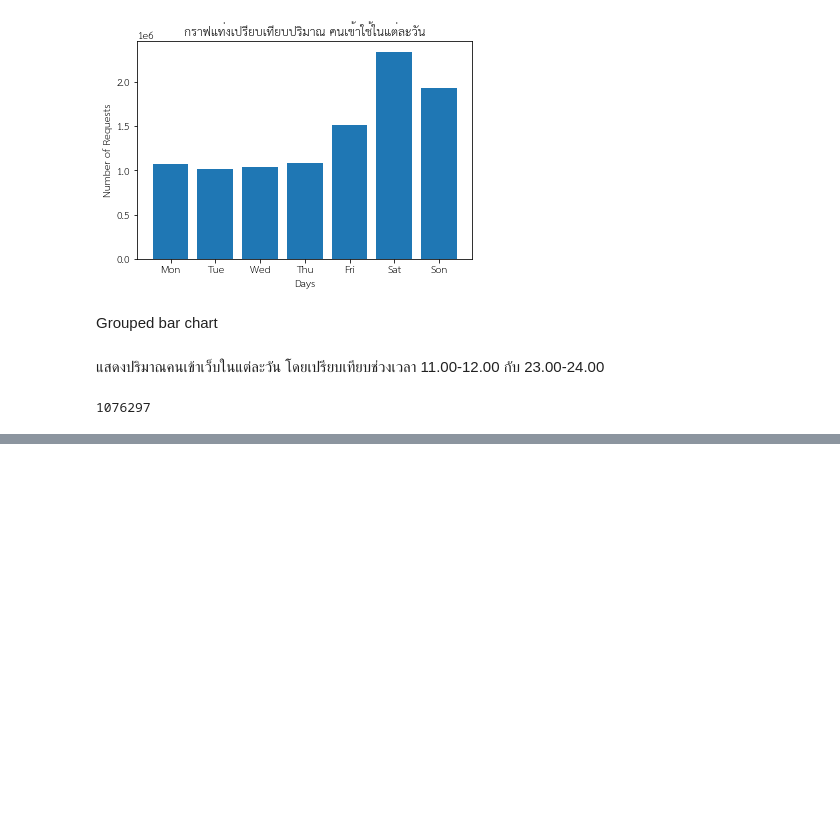
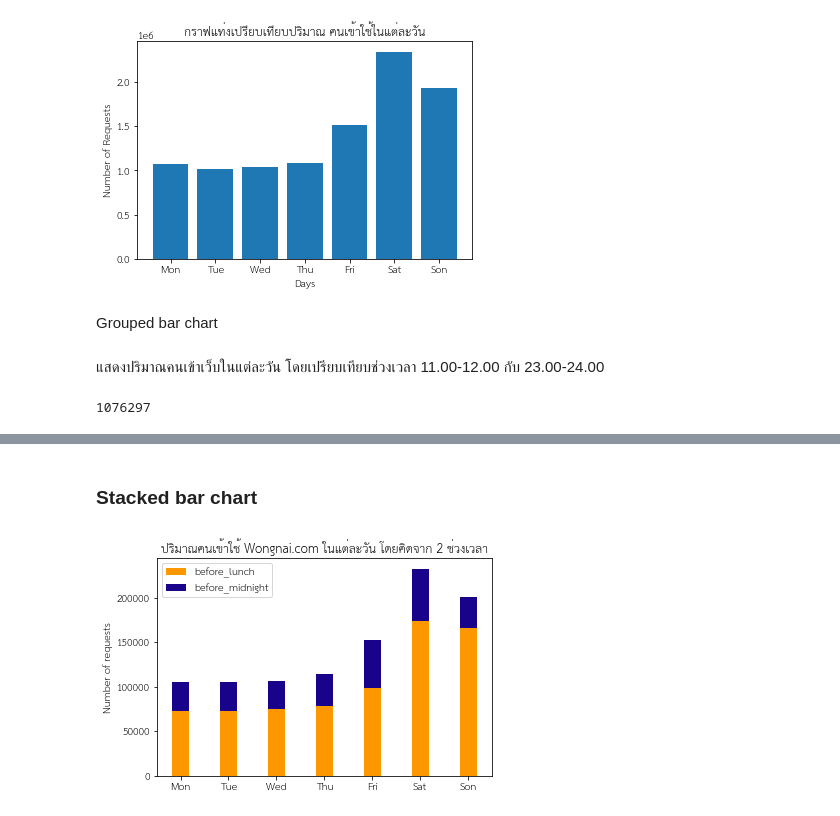
Before and after one commit to bebeam2942/data_viz, a Jupyter notebook: Visualize_Data_Comparison.ipynb, the cells around one changed output, grey strips where cells are left out. Cells and saved outputs as stored; diff of their text form; code cells hidden in the pictures; blank space fills up the shorter version.

```diff
--- a/Visualize_Data_Comparison.ipynb
+++ b/Visualize_Data_Comparison.ipynb
@@ -108,0 +129,21 @@ labels = ['Mon','Tue','Wed','Thu','Fri','Sat','Son']
+# %% [markdown]
+### Stacked bar chart
+# %%
+#ถ้ารวมปริมาณการสั่งอาหารระหว่างช่วงเวลา กับ ช่วงวัน อันไหนมากกว่ากัน
+import matplotlib.pyplot as plt
+
+width = 0.35       # the width of the bars: can also be len(x) sequence
+
+fig, ax = plt.subplots()
+
+ax.bar(labels,b4lunch, width,label='before_lunch',color = '#fc9700')
+ax.bar(labels,b4midnight, width,bottom=b4lunch,   #bottomคือการบอกว่าเริ่มจากตรงไหน
+       label='before_midnight',color = '#19038a')
+
+ax.set_ylabel('Number of requests')
+ax.set_title('ปริมาณคนเข้าใช้ Wongnai.com ในแต่ละวัน โดยคิดจาก 2 ช่วงเวลา')
+ax.legend()
+
+plt.show()
+# %% [output]
+[figure, added]
```
Also changed, not shown: parts of 9 cells of this notebook.
